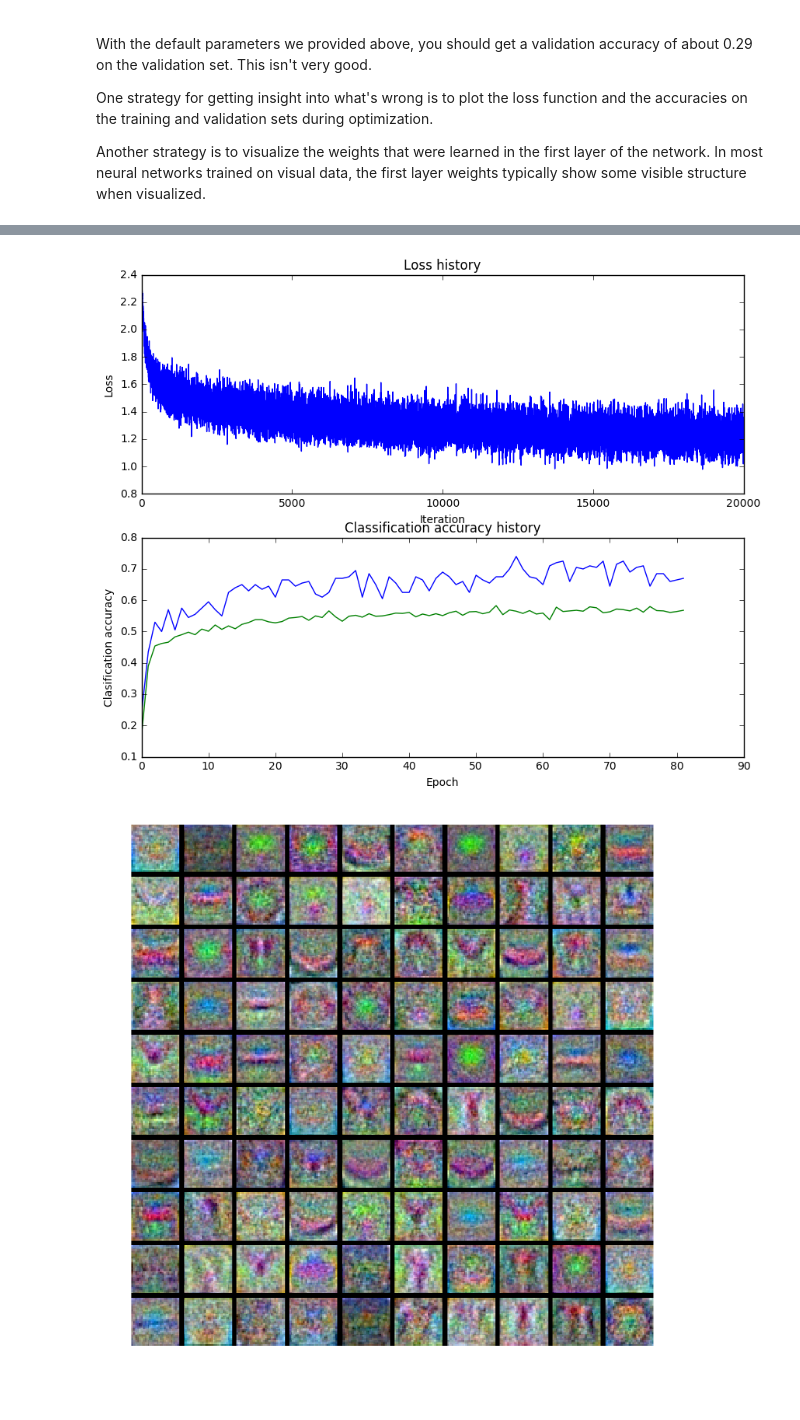
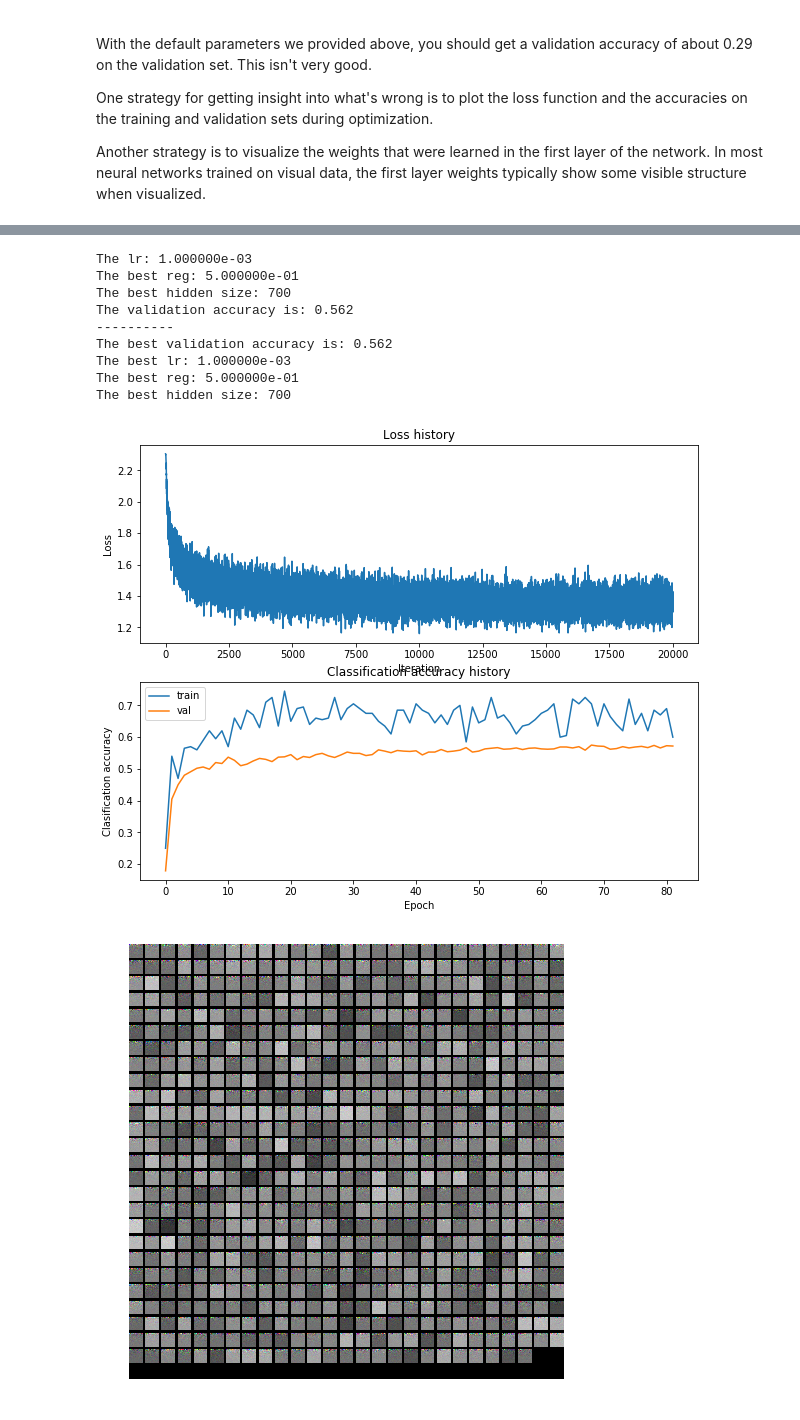
Before and after one commit to reza-asad/cs231n-Convolutional-Neural-Networks, a Jupyter notebook: assignment1/two_layer_net.ipynb, the cells around one changed output, grey strips where cells are left out. Cells and saved outputs as stored; diff of their text form; code cells hidden in the pictures.

```diff
--- a/assignment1/two_layer_net.ipynb
+++ b/assignment1/two_layer_net.ipynb
@@ -362,25 +309,76 @@ Validation accuracy:  0.565
+# %%
+# I'm going to get the data but this time performing PCA.
+num_dims= 16 * 16 * 3
+X_train, y_train, X_val, y_val, X_test, y_test = get_CIFAR10_data(use_pca=True, num_dims=num_dims)
+# %%
+input_size = num_dims
+num_classes = 10
+hidden_sizes = [700]
+learning_rates = [1e-3]
+regs = [5e-1]
+best_net = None
+best_val_acc = -1
+best_params = {}
+
+for hidden_size in hidden_sizes:
+    for lr in learning_rates:
+        for reg in regs:
+            print("The lr: %e " % (lr))
+            print("The best reg: %e" % (reg))
+            print("The best hidden size: %d" % (hidden_size))
+            net = TwoLayerNet(input_size, hidden_size, num_classes)
+            result = net.train(X_train, y_train, X_val, y_val, learning_rate=lr,
+                               reg=reg, num_iters=20000, batch_size=200,
+                               learning_rate_decay=0.95,verbose=False)
+            y_pred = net.predict(X_val)
+            val_acc = np.mean(y_pred == y_val)
+            print("The validation accuracy is: %s " % (val_acc))
+            print('----------')
+            if  val_acc > best_val_acc:
+                best_val_acc = val_acc
+                best_net = net
+                best_params['lr'] = lr
+                best_params['reg'] = reg
+                best_params['hidden_size'] = hidden_size
+                best_result = result
+
+print("The best validation accuracy is: %s " % (best_val_acc))
+print("The best lr: %e " % (best_params['lr']))
+print("The best reg: %e" % (best_params['reg']))
+print("The best hidden size: %d" % (best_params['hidden_size']))
+# %% [output]
+The lr: 1.000000e-03
+The best reg: 5.000000e-01
+The best hidden size: 700
+The validation accuracy is: 0.562
+----------
+The best validation accuracy is: 0.562
+The best lr: 1.000000e-03
+The best reg: 5.000000e-01
+The best hidden size: 700
 # %%
 # Plot the loss function and train / validation accuracies
 plt.subplot(2, 1, 1)
-plt.plot(stats['loss_history'])
+plt.plot(result['loss_history'])
 plt.title('Loss history')
 plt.xlabel('Iteration')
 plt.ylabel('Loss')
 
 plt.subplot(2, 1, 2)
-plt.plot(stats['train_acc_history'], label='train')
-plt.plot(stats['val_acc_history'], label='val')
+plt.plot(result['train_acc_history'], label='train')
+plt.plot(result['val_acc_history'], label='val')
 plt.title('Classification accuracy history')
 plt.xlabel('Epoch')
 plt.ylabel('Clasification accuracy')
+plt.legend()
 plt.show()
 # %% [output]
-[figure, old version]
+[figure, new version]
 # %%
 # visualize the weights of the best network
-show_net_weights(best_net)
+show_net_weights(best_net, h=16, w =16)
 # %% [output]
-[figure, old version]
+[figure, new version]
 # %% [markdown]
 # Run on the test set
 When you are done experimenting, you should evaluate your final trained network on the test set; you should get above 48%.
```
Also changed, not shown: parts of 16 cells of this notebook, 24 other files.
